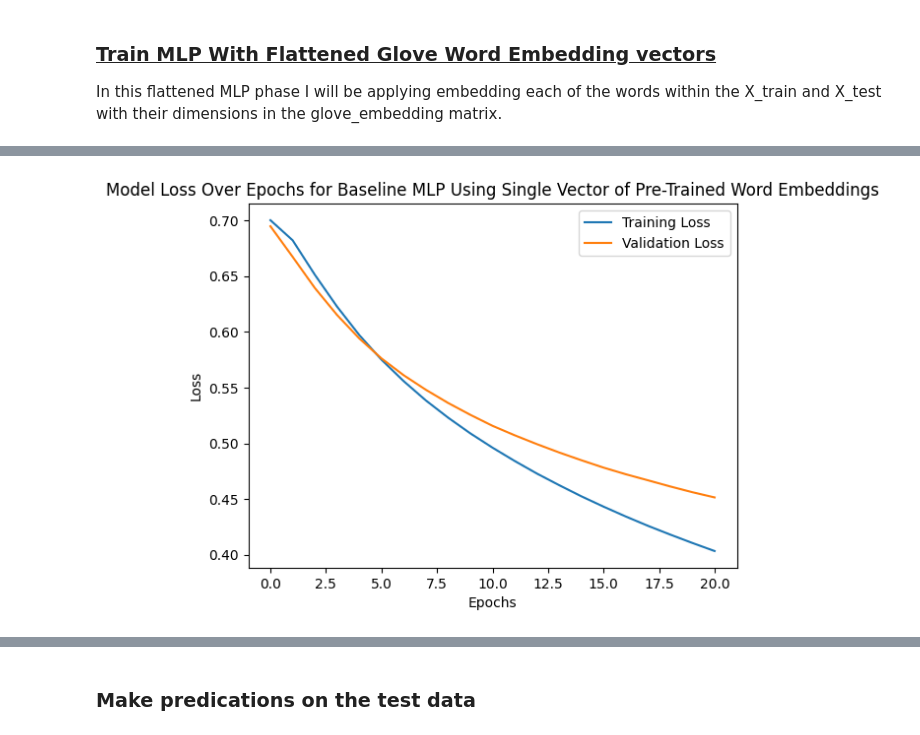
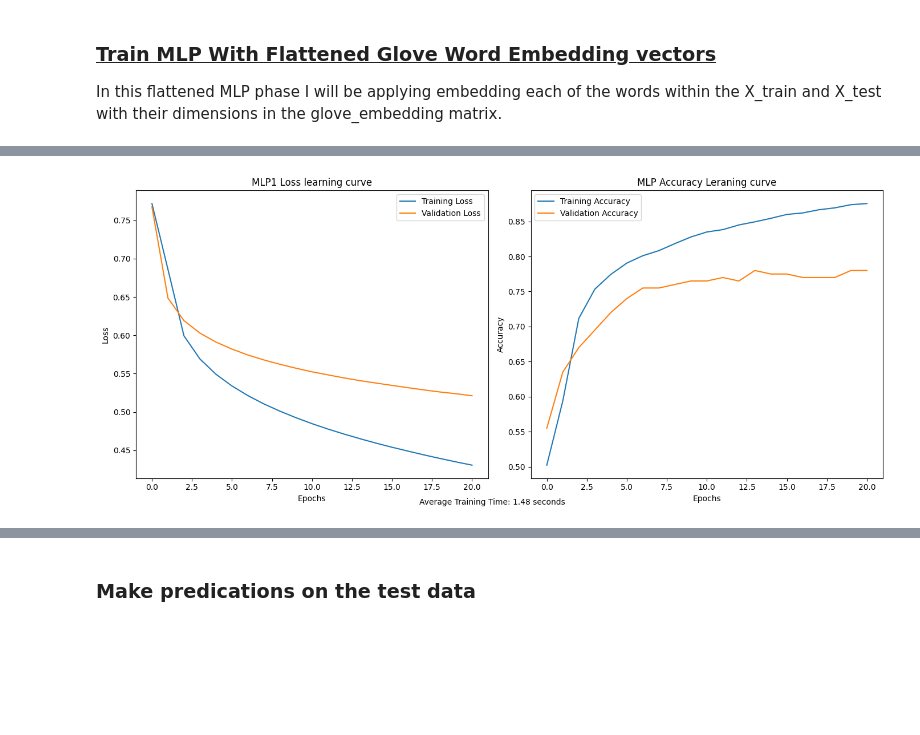
Before and after one commit to Ryan-McKee2001/Deep_Learning_Project-Fake_News_Detection, a Jupyter notebook: model_testing/40294886.ipynb, the cells around one changed output, grey strips where cells are left out. Saved outputs shown, nothing was run; the diff lists cells and outputs as text; code cells hidden in the pictures; blank space fills up the shorter version.

```diff
--- a/model_testing/40294886.ipynb
+++ b/model_testing/40294886.ipynb
@@ -109,3 +173,18 @@ X_test = pad_sequences(X_test, maxlen=max_len)
+# %%
+def convert_to_arrays(training_accuracies, training_losses, validation_accuracies, validation_losses):
+    # Convert lists to NumPy arrays
+    training_accuracies = np.array(training_accuracies)
+    training_losses = np.array(training_losses)
+    validation_accuracies = np.array(validation_accuracies)
+    validation_losses = np.array(validation_losses)
+
+    # Check if arrays are not empty and have consistent lengths
+    if len(training_accuracies) == 0 or len(training_accuracies) != len(training_losses):
+        raise ValueError("Training accuracies and losses should have non-zero length and be of the same size.")
+    if len(validation_accuracies) == 0 or len(validation_accuracies) != len(validation_losses):
+        raise ValueError("Validation accuracies and losses should have non-zero length and be of the same size.")
+
+    return training_accuracies, training_losses, validation_accuracies, validation_losses
 # %% [markdown]
 <h2 style="margin: 0.5; padding: 0; text-align: left;"><center><b><u>MLP with flattened glove embedded word vector's</u></b></center></h2>
 # %% [markdown]
@@ -156,7 +235,7 @@ activation = 'relu' # Baseline activation function - leaky relu, used to prevent
 loss = 'binary_crossentropy' # Baseline loss function:binary crossentropy used for binary classification model
 hl1_size = 4 # Baseline number of hidden layer neurons
 # %%
-def evaluate_model(X, y):
+def pre_training_mlp1_evaluation(X, y):
     model = Sequential()
     model.add(Dense(hl1_size, activation=activation, input_shape=(max_len * 300,), kernel_regularizer=regularizer)) # hidden layer
     model.add(Dense(1, activation='sigmoid'))
@@ -174,80 +253,42 @@ import numpy as np
 import matplotlib.pyplot as plt
 
 kf = KFold(n_splits=n_folds, shuffle=True)
-
 total_training_time = 0
-
-training_accuracies = []
-validation_accuracies = []
-
-training_losses = []
-validation_losses = []
+training_accuracies = [], validation_accuracies = []
+training_losses = [], validation_losses = []
 
 # Flatten the X_train_glove_embedded 2d array to a 1d array for input into the MLP
 flat_X_train_glove_embeddings = X_train_glove_embedded.reshape(X_train_glove_embedded.shape[0], -1)
 
 for fold_idx, (train_index, val_index) in enumerate(kf.split(flat_X_train_glove_embeddings)):
-
     print(f"Fold {fold_idx + 1}/{n_folds}")
     X_train_fold, X_val_fold = flat_X_train_glove_embeddings[train_index], flat_X_train_glove_embeddings[val_index]
     y_train_fold, y_val_fold = y_train[train_index], y_train[val_index]
-
     # evaluating the model before training
-    initial_training_loss, initial_training_accuracy = evaluate_model(X_train_fold, y_train_fold)
-    initial_validation_loss, initial_validation_accuracy = evaluate_model(X_val_fold, y_val_fold)
-
+    initial_training_loss, initial_training_accuracy = pre_training_mlp1_evaluation(X_train_fold, y_train_fold)
+    initial_validation_loss, initial_validation_accuracy = pre_training_mlp1_evaluation(X_val_fold, y_val_fold)
     # Define the model
-    mlp = Sequential()
-    mlp.add(Dense(hl1_size, activation=activation, input_shape=(max_len * 300,), kernel_regularizer=regularizer)) # hidden layer
-    # mlp.add(Dropout(0.2))
-    mlp.add(Dense(1, activation='sigmoid')) # output layer
-
+    mlp1 = Sequential()
+    mlp1.add(Dense(hl1_size, activation=activation, input_shape=(max_len * 300,), kernel_regularizer=regularizer)) # hidden layer
+    mlp1.add(Dense(1, activation='sigmoid')) # output layer
     # Compile the model
-    mlp.compile(optimizer=optimizer, loss=loss, metrics=['accuracy'])
-
+    mlp1.compile(optimizer=optimizer, loss=loss, metrics=['accuracy'])
     start_time = time.time()
     # Fit the model on the training data
-    history = mlp.fit(X_train_fold, y_train_fold, batch_size=batch_size, epochs=epochs, validation_data=(X_val_fold, y_val_fold), verbose=0)
+    history = mlp1.fit(X_train_fold, y_train_fold, batch_size=batch_size, epochs=epochs, validation_data=(X_val_fold, y_val_fold), verbose=0)
     end_time = time.time()
     total_training_time += end_time - start_time
-
     # Get the final training and validation accuracy
     training_accuracies.append((initial_training_accuracy, *history.history['accuracy']))
     validation_accuracies.append((initial_validation_accuracy, *history.history['val_accuracy']))
-
     # Get the final training and validation loss
     training_losses.append((initial_training_loss, *history.history['loss']))
     validation_losses.append((initial_validation_loss, *history.history['val_loss']))
-     # This here for initial testing purposes
-    break # this is for testing purposes
 
     print(f"Fold {fold_idx + 1}/{n_folds} - Training Accuracys: {training_accuracies[-1]}, Validation Accuracys: {validation_accuracies[-1]}")
 
-print(f"Average training time: {total_training_time / n_folds:.2f} seconds")
-
-# Plot metrics function
-def plot_metrics(plot_title, train_metric, val_metric, metric_name):
-    plt.plot(train_metric, label='Training ' + metric_name)
-    plt.plot(val_metric, label='Validation ' + metric_name)
-    plt.xlabel('Epochs')
-    plt.ylabel(metric_name)
-    plt.title(plot_title)
-    plt.legend()
-    plt.show()
-
-training_accuracies = np.array(training_accuracies)
-training_losses = np.array(training_losses)
-validation_accuracies = np.array(validation_accuracies)
-validation_losses = np.array(validation_losses)
-
-print ('Training average accuracies',str(training_accuracies.mean(axis=0)))
-print ('Training average losses', str(training_losses.mean(axis=0)))
-print ('Validation average accuracies: ', str(validation_accuracies.mean(axis=0)))
-print ('Validation average losses' , str(validation_losses.mean(axis=0)))
-
-# Plot training and validation loss
-plot_metrics('Model Loss Over Epochs for Baseline MLP Using Single Vector of Pre-Trained Word Embeddings', training_losses.mean(axis=0), validation_losses.mean(axis=0), 'Loss')
-# Plot training and validation accuracy
-plot_metrics('Model Accuracy Over Epochs for Baseline MLP Using Single Vector of Pre-Trained Word Embeddings', training_accuracies.mean(axis=0), validation_accuracies.mean(axis=0), 'Accuracy')
+average_training_time = total_training_time / n_folds
+training_accuracies, training_losses, validation_accuracies, validation_losses = convert_to_arrays(training_accuracies, training_losses, validation_accuracies, validation_losses)
+plot_learning_curves('MLP1 Loss learning curve', 'MLP Accuracy Leraning curve', training_losses.mean(axis=0), validation_losses.mean(axis=0), training_accuracies.mean(axis=0), validation_accuracies.mean(axis=0), average_training_time)
 # %% [output]
 Fold 1/10
@@ -273 +297 @@ Validation average losses [0.69472647 0.66728342 0.639323   0.61514395 0.5941060
-[figure, old version]
+[figure, new version]
```
Also changed, not shown: parts of 17 cells of this notebook.
